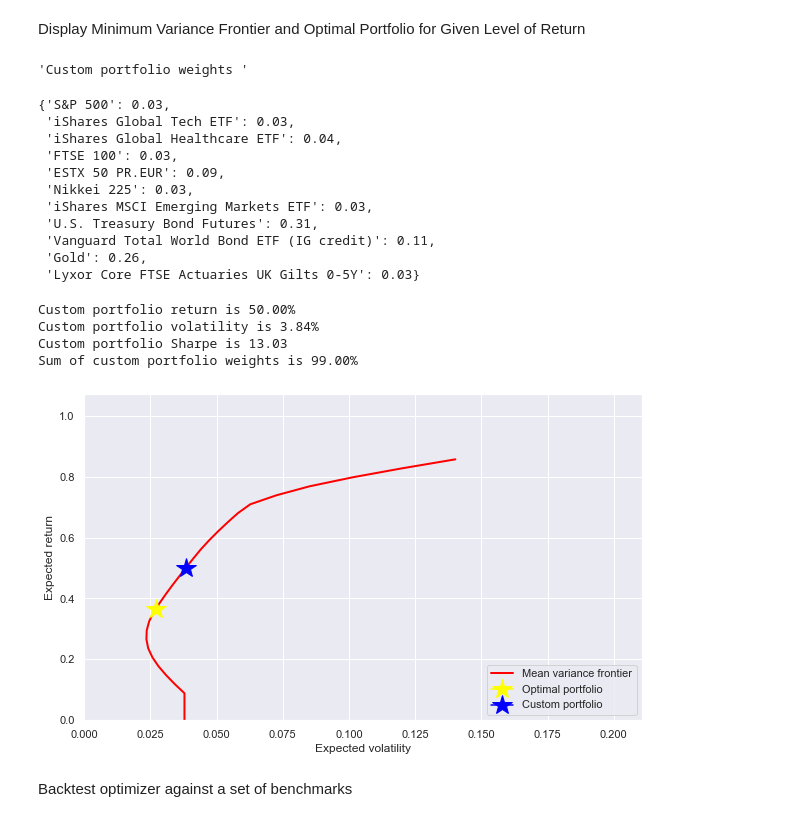
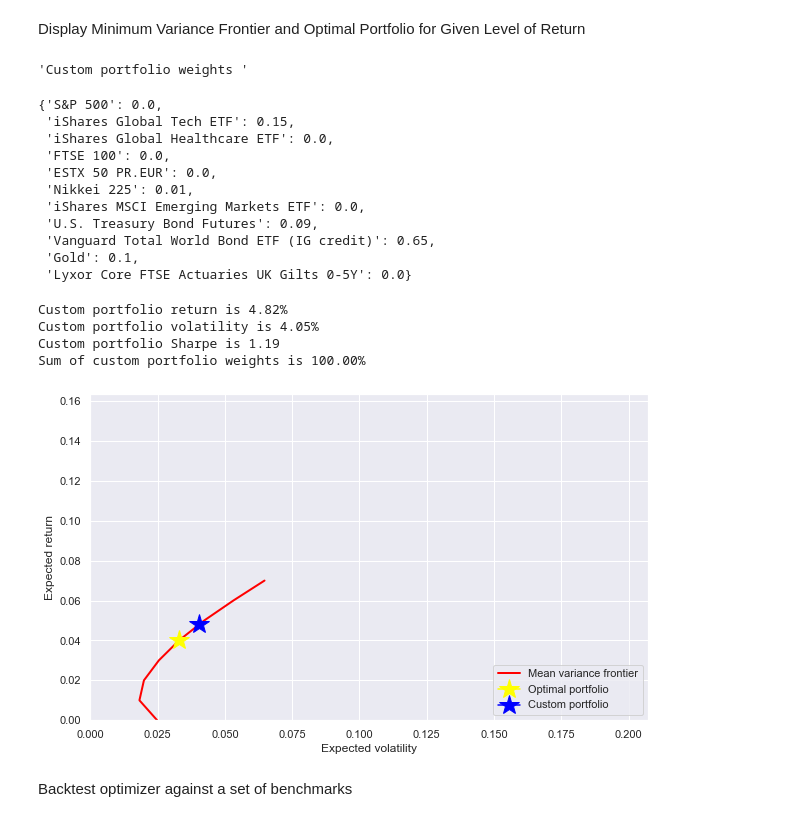
Before and after one commit to dhirlea/Portfolio-Optimizer, a Jupyter notebook: YahooPortfolioOptimizer.ipynb, the cells around one changed output. Drawn from its saved outputs; the diff is of its cells as text; code cells hidden in the pictures.

```diff
--- a/YahooPortfolioOptimizer.ipynb
+++ b/YahooPortfolioOptimizer.ipynb
@@ -33,12 +33,12 @@ frequency ='1d'
 
 #Specify time window to download data eg. last 30 days and annualisation factor for days
 
-lookback = 30
+lookback = 2000
 ann_factor = 260
 
 #Generates epoch timestamps to construct URL
 
-today_date = dt.datetime(dt.datetime.now().year, dt.datetime.now().month, dt.datetime.now().day,1,0,0)
+today_date = dt.datetime(dt.datetime.now().year, dt.datetime.now().month, dt.datetime.now().day-1,1,0,0)
 start_date = today_date - dt.timedelta(days=lookback)
 
 today_date_string = str(round(today_date.timestamp()))
@@ -107,13 +107,16 @@ col_names = [ name + ' return' for name in url_dictionary.keys()]
 
 #Compute return series and ffill missing values
 securities_return_df = securities_price_df.pct_change(fill_method='ffill')
-securities_return_df = securities_return_df.set_index(securities_price_df.index).dropna()
+securities_return_df.fillna(0, inplace=True)
+securities_return_df = securities_return_df.set_index(securities_price_df.index)
+securities_return_df.drop(securities_return_df.index[0], inplace=True)
+
 
 securities_return_df.columns = col_names
 
 #Print prices and returns dataframes for debugging purposes
 
-#display(securities_price_df.tail())
+display(securities_price_df.head())
 
 display(securities_return_df.tail())
 
@@ -192,7 +202,7 @@ def optimizer_port_sharpe(weights):
 #Define optimisation constraints eg. sum of all portfolio weights = 100%
 #Boundaries on parameters eg. limit to non-negative values assuming short selling is not permitted
 
-minimum_position_size = 0.03
+minimum_position_size = 0.00
 constraints = ({'type':'eq', 'fun' : lambda x: np.sum(x)-1})
 boundaries =tuple((minimum_position_size,1) for x in range(len(securities_dictionary)))
 
@@ -213,6 +223,6 @@ print('\n')
 print('Sum of optimal portfolio weights is ','{0:.2%}'.format(np.sum(optimal_portfolio_weights)))
 print('Portfolio return is ', '{0:.2%}'.format(optimal_portfolio_return))
 print('Portfolio volatility is ', '{0:.2%}'.format(optimal_portfolio_volatility))
-print('Portfolio Sharpe ratio is ', optimal_portfolio_Sharpe)
+print('Portfolio Sharpe ratio is ', optimal_portfolio_Sharpe.round(2))
 # %% [output]
 'Optimal portfolio weights'
@@ -239,64 +249,72 @@ Display Minimum Variance Frontier and Optimal Portfolio for Given Level of Retur
 frontier_constrains = ({'type' : 'eq', 'fun' : lambda x: np.sum(x)-1},
                        {'type' : 'eq', 'fun' : lambda x: optimizer_port_ret(x) - tret})
 
-boundaries =tuple((minimum_position_size,1) for x in range(len(securities_dictionary)))
+boundaries = tuple((minimum_position_size,1) for x in range(len(securities_dictionary)))
 
+#Set range of target returns around optimal portfolio using a scaling factor
+scaling_factor = 0.7
+step_size = 0.01
+trets =np.arange((optimal_portfolio_return *(1-scaling_factor)).round(1), (optimal_portfolio_return*(1+scaling_factor)).round(2), step_size)
 
-trets =np.linspace(0.0, optimizer_inputs_df['Annualised Return'].max()*0.8, 30)
+#Construct minimum variance frontier by finding the volatility corresponding to teach target return
 tvols = []
 
 for tret in trets:
     res = sco.minimize(optimizer_port_vol, equal_weights, method = 'SLSQP', bounds = boundaries, constraints = frontier_constrains)
     tvols.append(res['fun'])
 
 tvols=np.array(tvols)
 
-#User specified target return. Optimizer returns optimal portfolio weights
-#tret=optimizer_inputs_df['Annualised Return'].mean()
-tret=0.5
+#User specified target return. Optimizer returns custom portfolio weights to achieve target return
+tret = optimal_portfolio_return * 1.2
+
+
 custom_optimization = sco.minimize(optimizer_port_vol, equal_weights, method = 'SLSQP', bounds = boundaries, constraints = frontier_constrains)
 custom_portfolio_dict = dict(zip(securities_dictionary.keys(), custom_optimization.x.round(2)))
+custom_portfolio_weights = custom_optimization.x
+
+#Print custom portfolio statistics
+
 display('Custom portfolio weights ', custom_portfolio_dict)
 
 print('\n')
 print('Custom portfolio return is', '{0:.2%}'.format(tret))
 print('Custom portfolio volatility is', '{0:.2%}'.format(optimizer_port_vol(custom_optimization.x)))
 print('Custom portfolio Sharpe is', -1*optimizer_port_sharpe(custom_optimization.x).round(2))
-print('Sum of custom portfolio weights is', '{0:.2%}'.format(sum(custom_portfolio_dict.values())))
+print('Sum of custom portfolio weights is', '{0:.2%}'.format(custom_portfolio_weights.sum()))
 
-
-
+#Display mean variance frontier, optimal portfolio and custom portfolio
 sns.set()
 
 plt.figure(figsize=(10, 6))
 plt.plot(tvols, trets, 'r', lw=2.0, color='red', label='Mean variance frontier')
 plt.plot(optimal_portfolio_volatility, optimal_portfolio_return, marker='*', color='yellow', markersize=20, label='Optimal portfolio')
 plt.plot(optimizer_port_vol(custom_optimization.x), tret, marker='*', color='blue', markersize=20, label='Custom portfolio')
 plt.ylim(0.0 , optimizer_inputs_df['Annualised Return'].max())
 plt.xlim(0.0 , optimizer_inputs_df['Annualised Volatility'].max())
 plt.xlabel('Expected volatility')
 plt.ylabel('Expected return')
 plt.legend(loc = 'lower right')
 
 plt.show()
 # %% [output]
 'Custom portfolio weights '
-{'S&P 500': 0.03,
- 'iShares Global Tech ETF': 0.03,
- 'iShares Global Healthcare ETF': 0.04,
- 'FTSE 100': 0.03,
- 'ESTX 50 PR.EUR': 0.09,
- 'Nikkei 225': 0.03,
- 'iShares MSCI Emerging Markets ETF': 0.03,
- 'U.S. Treasury Bond Futures': 0.31,
- 'Vanguard Total World Bond ETF (IG credit)': 0.11,
- 'Gold': 0.26,
- 'Lyxor Core FTSE Actuaries UK Gilts 0-5Y': 0.03}
+{'S&P 500': 0.0,
+ 'iShares Global Tech ETF': 0.15,
+ 'iShares Global Healthcare ETF': 0.0,
+ 'FTSE 100': 0.0,
+ 'ESTX 50 PR.EUR': 0.0,
+ 'Nikkei 225': 0.01,
+ 'iShares MSCI Emerging Markets ETF': 0.0,
+ 'U.S. Treasury Bond Futures': 0.09,
+ 'Vanguard Total World Bond ETF (IG credit)': 0.65,
+ 'Gold': 0.1,
+ 'Lyxor Core FTSE Actuaries UK Gilts 0-5Y': 0.0}
-Custom portfolio return is 50.00%
-Custom portfolio volatility is 3.84%
-Custom portfolio Sharpe is 13.03
-Sum of custom portfolio weights is 99.00%
+Custom portfolio return is 4.82%
+Custom portfolio volatility is 4.05%
+Custom portfolio Sharpe is 1.19
+Sum of custom portfolio weights is 100.00%
-[figure, old version]
+[figure, new version]
 # %% [markdown]
 Backtest optimizer against a set of benchmarks
 # %%
```
Also changed, not shown: parts of 5 cells of this notebook.
